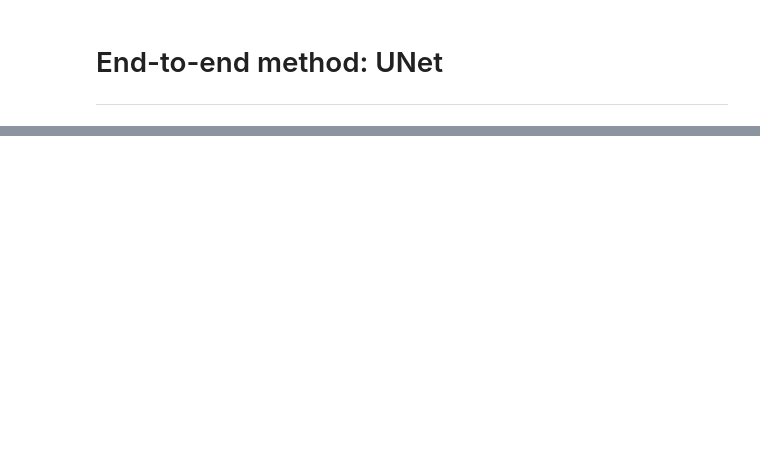
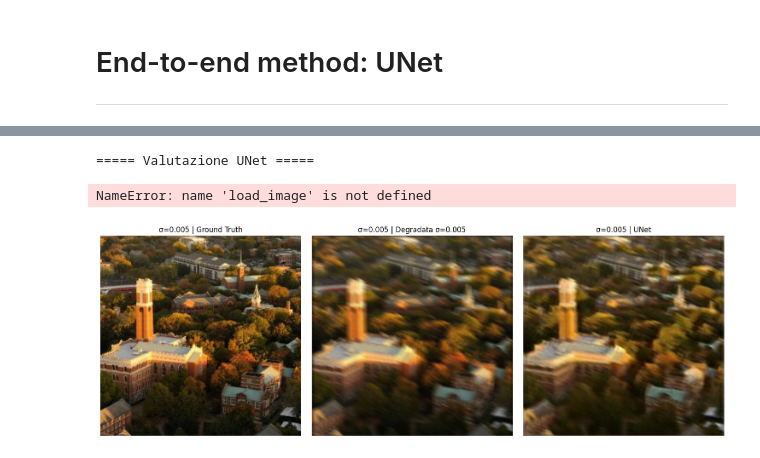
Before and after one commit to cout-angela/projectP_imaging, a Jupyter notebook: group_p_setup_blur_tv.ipynb, the cells around one changed output, grey strips where cells are left out. Drawn from its saved outputs; the diff is of its cells as text; code cells hidden in the pictures; blank space fills up the shorter version.

```diff
--- a/group_p_setup_blur_tv.ipynb
+++ b/group_p_setup_blur_tv.ipynb
@@ -174,7 +174,7 @@ KERNEL_SIZE = 9
 MOTION_ANGLE = 20
 noise_level = [0.005, 0.01, 0.05, 0.1]
 
-DRIVE_PATH = 'drive1/MyDrive/imaging/'
+DRIVE_PATH = 'drive/MyDrive/imaging/'
 #°*°*°*°*°*°*°*°*°*°*°*°*°*°*°*°*°*°*°* Device *°*°*°*°*°*°*°*°*°*°*°*°*°*°*°*°*°*°*°
 
 device = get_device()
@@ -610,5 +616,5 @@ plot_tv_grid_search(results_grid, noise_level)
 # %%
-print("BEST LAMBDA FOR EACH NOISE") #1 image for each noise (the best one)
+'''print("BEST LAMBDA FOR EACH NOISE") #1 image for each noise (the best one)
 images= {"originale":x_true}
 for noise in noise_level:
   images[f"lambda={TV_LAMBDA[noise]['lam']} noise = {noise}"]= load_image(f'{DRIVE_PATH}/img_{0:06d}_tv_{TV_LAMBDA[noise]['lam']}_{noise}.png')
@@ -619,4 +625,4 @@ for noise in noise_level:
   images= {"originale":x_true}
   for lam in LAMBDA_GRID:
     images[f"lambda={lam}"]= load_image(f'{DRIVE_PATH}img_{0:06d}_tv_{lam}_{noise}.png')
-  show_images(images)
+  show_images(images)'''
@@ -725,7 +734,7 @@ def train_and_reload_from_disk(model, weights_path, noise, num_epochs=10, lr=1e-
 
 # ---- Instanzia e allena un modello per ogni noise level ----
 os.makedirs(DRIVE_PATH + 'weights/', exist_ok=True)
-noise_level = [0.05]
+noise_level= [0.005]
 
 torch.manual_seed(SEED)
 
@@ -803,16 +820,20 @@ for noise in noise_level:
 
     print(f'noise={noise} | PSNR={infos["PSNR"]:.2f} dB '
           f'| SSIM={infos["SSIM"]:.4f} | RE={infos["RE"]:.4f}')
+# %% [output]
+===== Valutazione UNet =====
+NameError: name 'load_image' is not defined
 # %%
 
 # ---- Confronto visivo UNet vs TV ----
 
 for noise in noise_level:
     images = {
         'Ground Truth'                        : x_true_test.cpu(),
         f'Degradata σ={noise}'               : load_image(f'{DRIVE_PATH}img_{0:06d}_noise_{noise}.png'),
-        f'TV λ={TV_LAMBDA[noise]["lam"]:.0e}': load_image(f'{DRIVE_PATH}img_{0:06d}_tv_{TV_LAMBDA[noise]["lam"]}_{noise}.png'),
         'UNet'                                : load_image(f'{DRIVE_PATH}img_{0:06d}_unet_{noise}.png'),
     }
     show_images(images, title_prefix=f'σ={noise} | ')
+# %% [output]
+[figure, added]
 # %%
```
Also changed, not shown: parts of 14 cells of this notebook.
